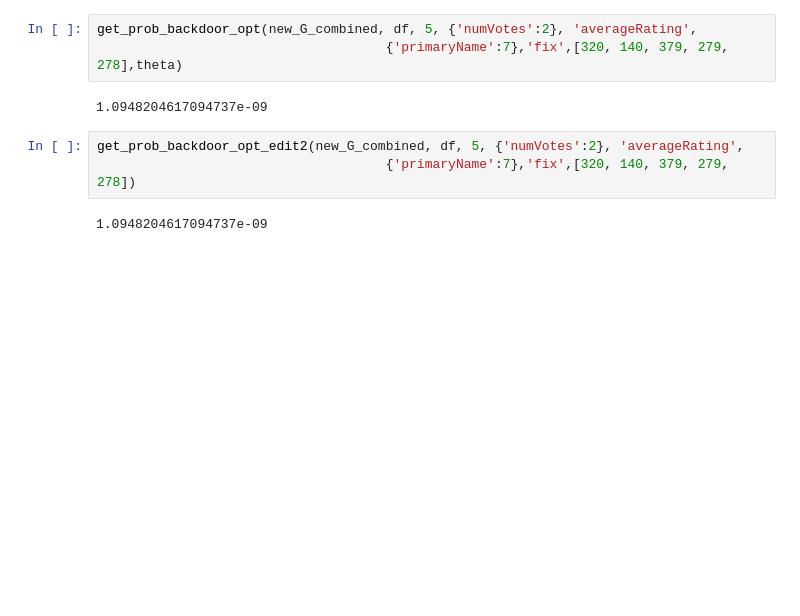
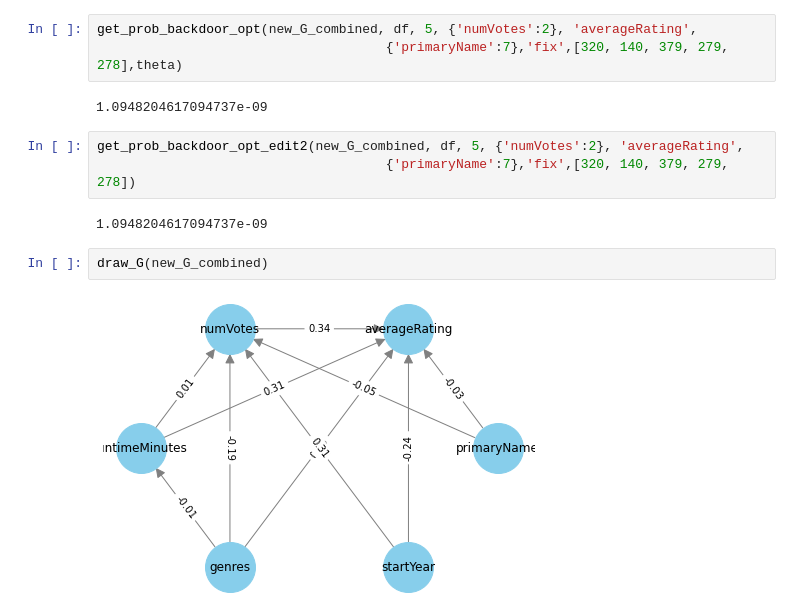
Before and after one commit to sainyam/Hyper-Code, a Jupyter notebook: ranking_query/imdb_redo.ipynb, the cells around one changed output. Drawn from its saved outputs; the diff is of its cells as text; blank space fills up the shorter version.

```diff
--- a/ranking_query/imdb_redo.ipynb
+++ b/ranking_query/imdb_redo.ipynb
@@ -976,3 +976,7 @@ get_prob_backdoor_opt_edit2(new_G_combined, df, 5, {'numVotes':2}, 'averageRatin
                                      {'primaryName':7},'fix',[320, 140, 379, 279, 278])
 # %% [output]
 1.0948204617094737e-09
+# %%
+draw_G(new_G_combined)
+# %% [output]
+[figure, added]
```
Also changed, not shown: parts of 3 cells of this notebook, 4 other files.
